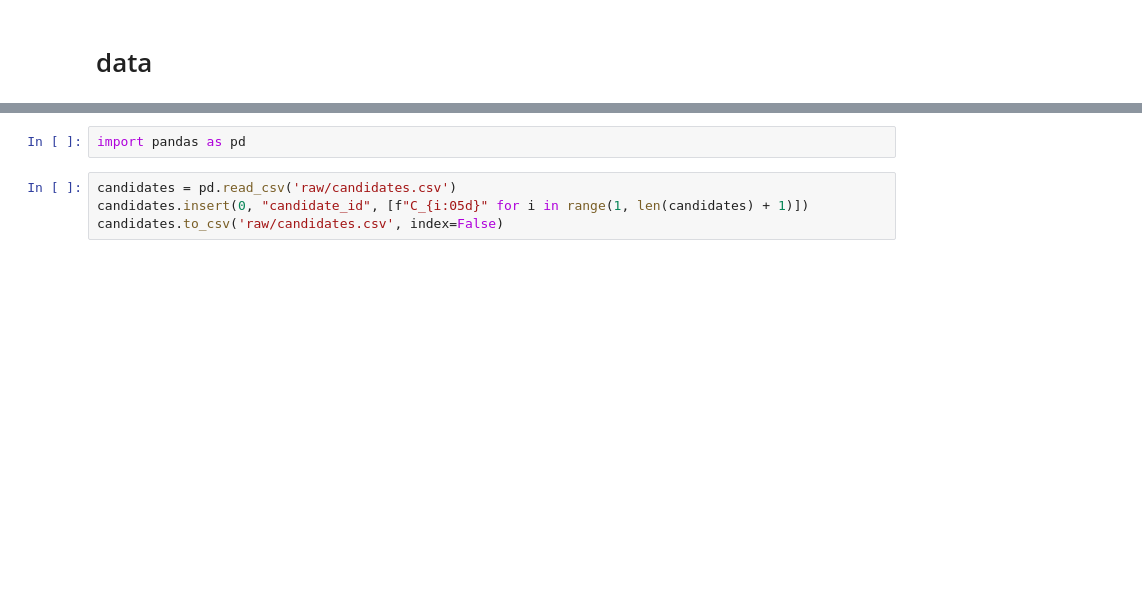
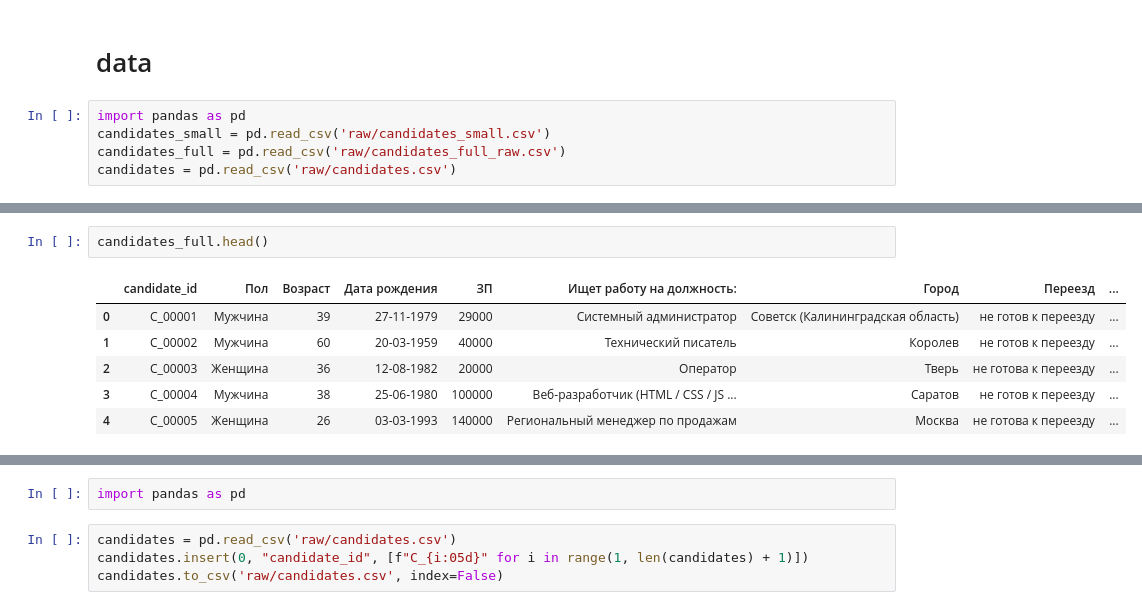
Before and after one commit to LISA-ITMO/SQL-HR, a Jupyter notebook: validation_dataset/analysis.ipynb, the cells around one changed output, grey strips where cells are left out. Cells and saved outputs as stored; diff of their text form; blank space fills up the shorter version.

```diff
--- a/validation_dataset/analysis.ipynb
+++ b/validation_dataset/analysis.ipynb
@@ -1,2 +1,7 @@
 # %% [markdown]
 # data
+# %%
+import pandas as pd
+candidates_small = pd.read_csv('raw/candidates_small.csv')
+candidates_full = pd.read_csv('raw/candidates_full_raw.csv')
+candidates = pd.read_csv('raw/candidates.csv')
@@ -2,0 +83,9 @@
+# %%
+candidates_full.head()
+# %% [output]
+|  | candidate_id | Пол | Возраст | Дата рождения | ЗП | Ищет работу на должность: | Город | Переезд | ... |
+| 0 | C_00001 | Мужчина | 39 | 27-11-1979 | 29000 | Системный администратор | Советск (Калининградская область) | не готов к переезду | ... |
+| 1 | C_00002 | Мужчина | 60 | 20-03-1959 | 40000 | Технический писатель | Королев | не готов к переезду | ... |
+| 2 | C_00003 | Женщина | 36 | 12-08-1982 | 20000 | Оператор | Тверь | не готова к переезду | ... |
+| 3 | C_00004 | Мужчина | 38 | 25-06-1980 | 100000 | Веб-разработчик (HTML / CSS / JS ... | Саратов | не готов к переезду | ... |
+| 4 | C_00005 | Женщина | 26 | 03-03-1993 | 140000 | Региональный менеджер по продажам | Москва | не готова к переезду | ... |
```
Also changed, not shown: parts of 9 cells of this notebook, 14 other files.
